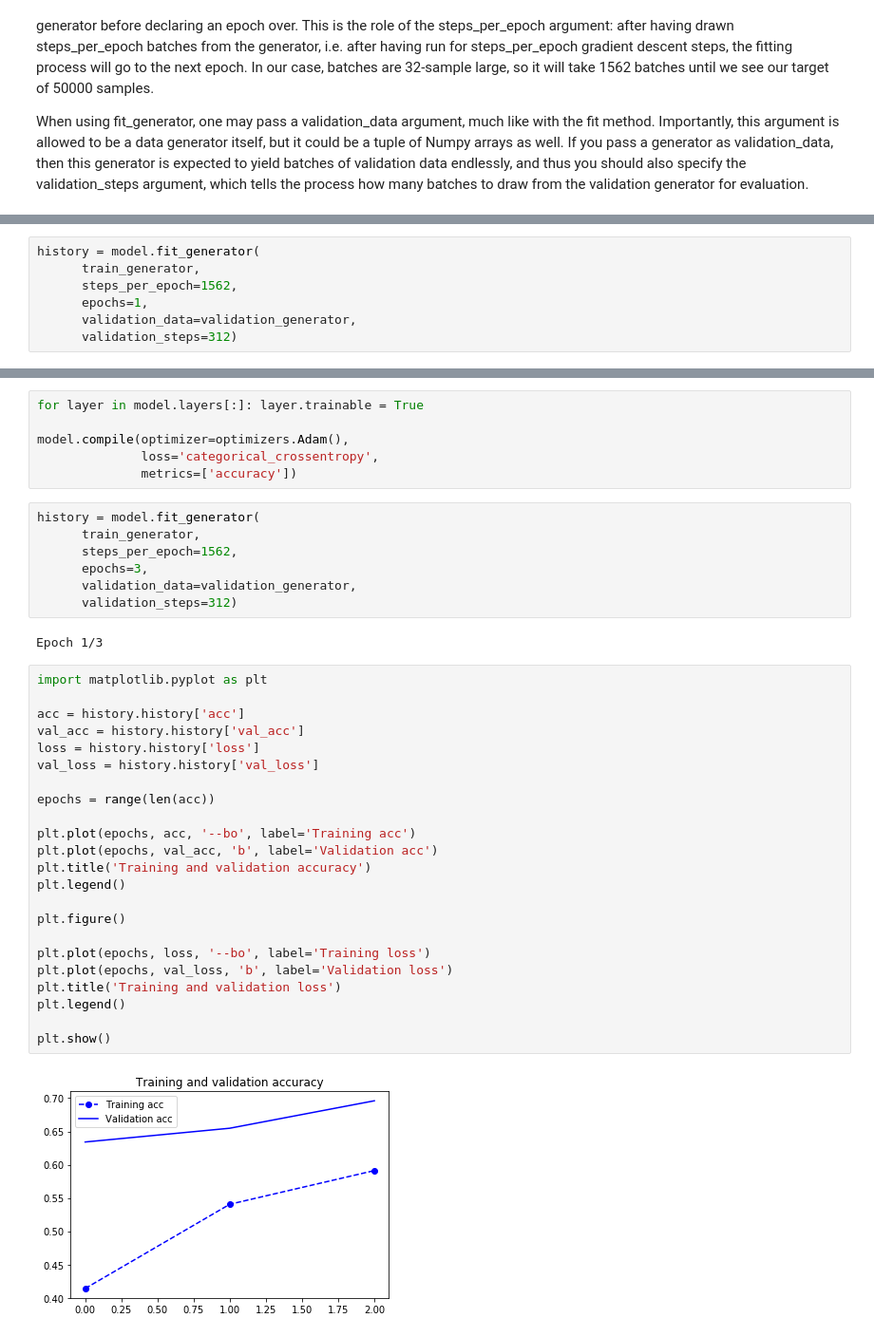
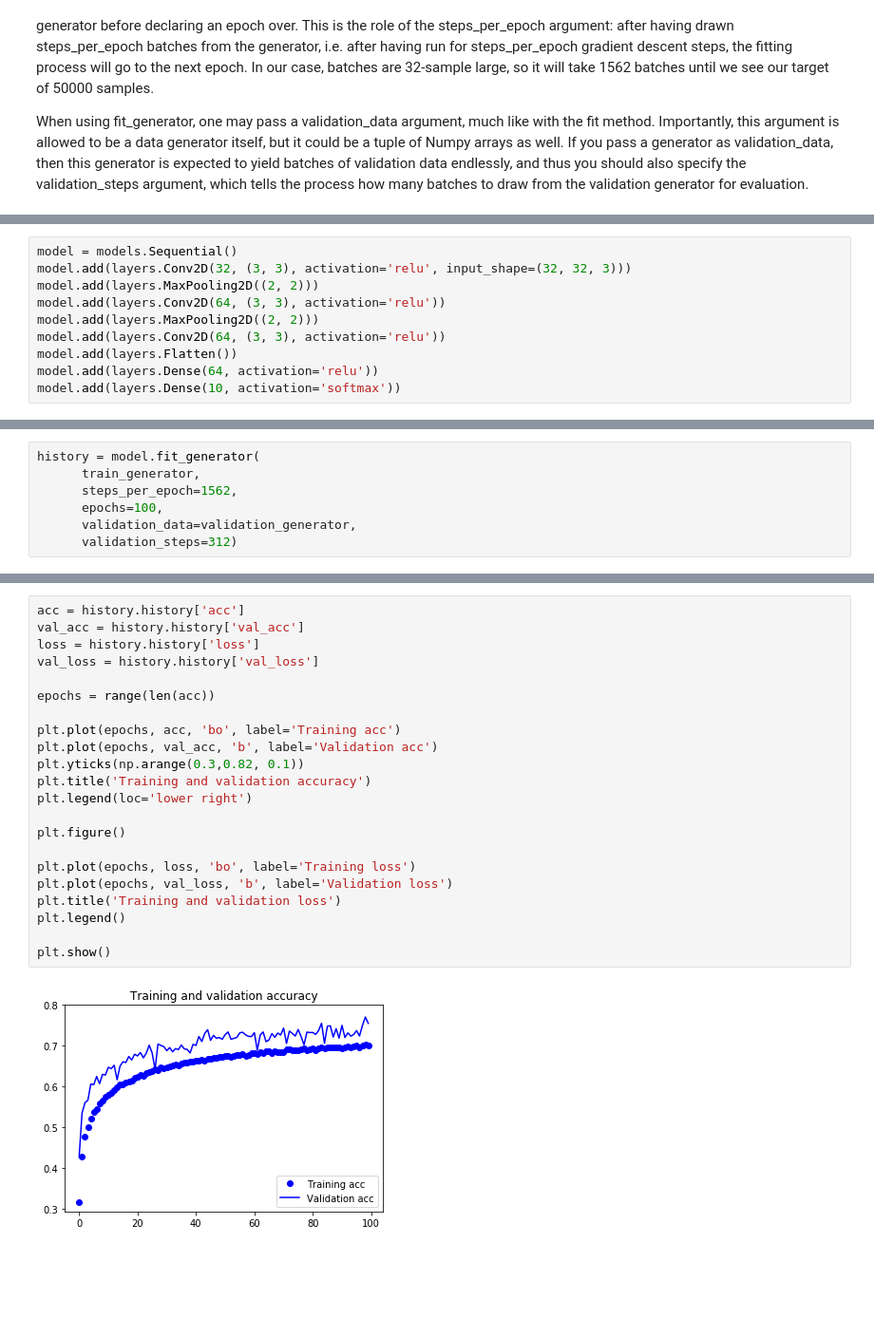
Before and after one commit to khanx169/hal_tutorial, a Jupyter notebook: CIFAR-10.ipynb, the cells around one changed output, grey strips where cells are left out. Shown at 95% size. Saved outputs shown, nothing was run; the diff lists cells and outputs as text; blank space fills up the shorter version.

```diff
--- a/CIFAR-10.ipynb
+++ b/CIFAR-10.ipynb
@@ -341,0 +336,10 @@ ________________________________________________________________________________
+# %%
+model = models.Sequential()
+model.add(layers.Conv2D(32, (3, 3), activation='relu', input_shape=(32, 32, 3)))
+model.add(layers.MaxPooling2D((2, 2)))
+model.add(layers.Conv2D(64, (3, 3), activation='relu'))
+model.add(layers.MaxPooling2D((2, 2)))
+model.add(layers.Conv2D(64, (3, 3), activation='relu'))
+model.add(layers.Flatten())
+model.add(layers.Dense(64, activation='relu'))
+model.add(layers.Dense(10, activation='softmax'))
@@ -343,7 +351,7 @@ ________________________________________________________________________________
 history = model.fit_generator(
       train_generator,
       steps_per_epoch=1562,
-      epochs=1,
+      epochs=100,
       validation_data=validation_generator,
       validation_steps=312)
 # %% [output]
@@ -352,40 +375,24 @@ Epoch 1/1
-# %%
-for layer in model.layers[:]: layer.trainable = True
-
-model.compile(optimizer=optimizers.Adam(),
-              loss='categorical_crossentropy',
-              metrics=['accuracy'])
-# %%
-history = model.fit_generator(
-      train_generator,
-      steps_per_epoch=1562,
-      epochs=3,
-      validation_data=validation_generator,
-      validation_steps=312)
-# %% [output]
-Epoch 1/3
 # %%
-import matplotlib.pyplot as plt
-
 acc = history.history['acc']
 val_acc = history.history['val_acc']
 loss = history.history['loss']
 val_loss = history.history['val_loss']
 
 epochs = range(len(acc))
 
-plt.plot(epochs, acc, '--bo', label='Training acc')
+plt.plot(epochs, acc, 'bo', label='Training acc')
 plt.plot(epochs, val_acc, 'b', label='Validation acc')
+plt.yticks(np.arange(0.3,0.82, 0.1))
 plt.title('Training and validation accuracy')
-plt.legend()
+plt.legend(loc='lower right')
 
 plt.figure()
 
-plt.plot(epochs, loss, '--bo', label='Training loss')
+plt.plot(epochs, loss, 'bo', label='Training loss')
 plt.plot(epochs, val_loss, 'b', label='Validation loss')
 plt.title('Training and validation loss')
 plt.legend()
 
 plt.show()
 # %% [output]
-[figure, old version]
+[figure, new version]
```
Also changed, not shown: parts of 33 cells of this notebook, 2 other files.
